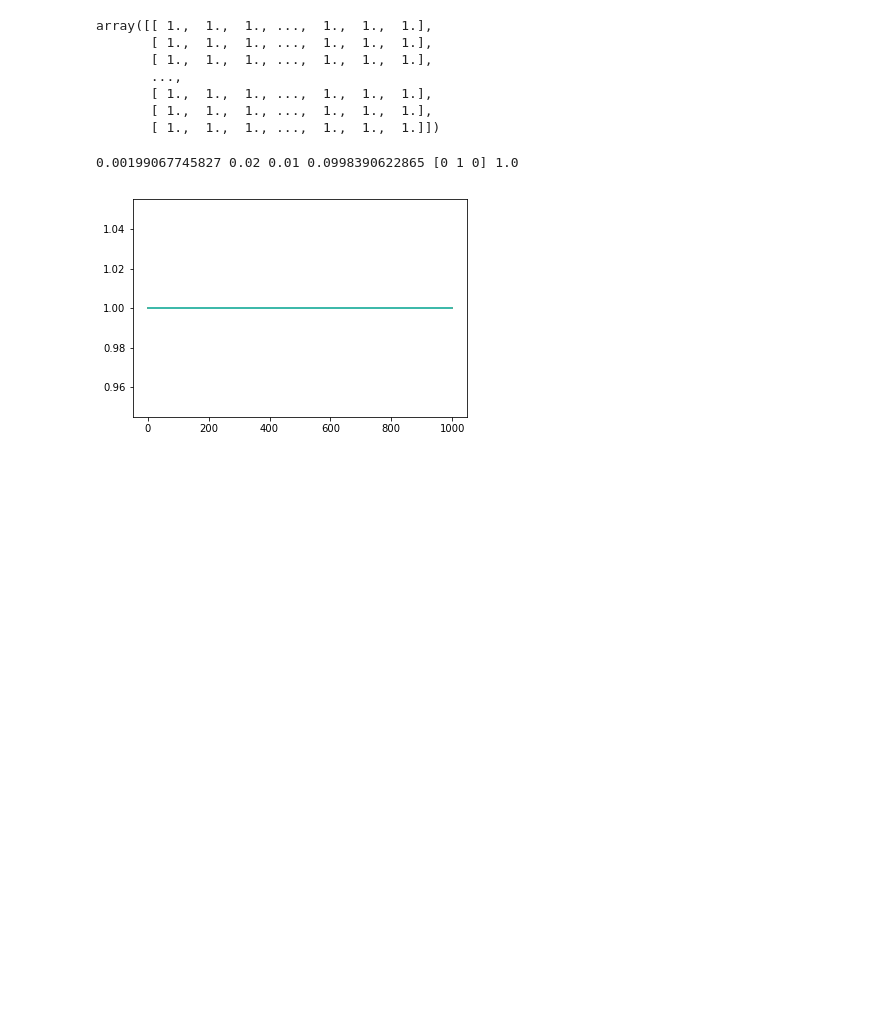
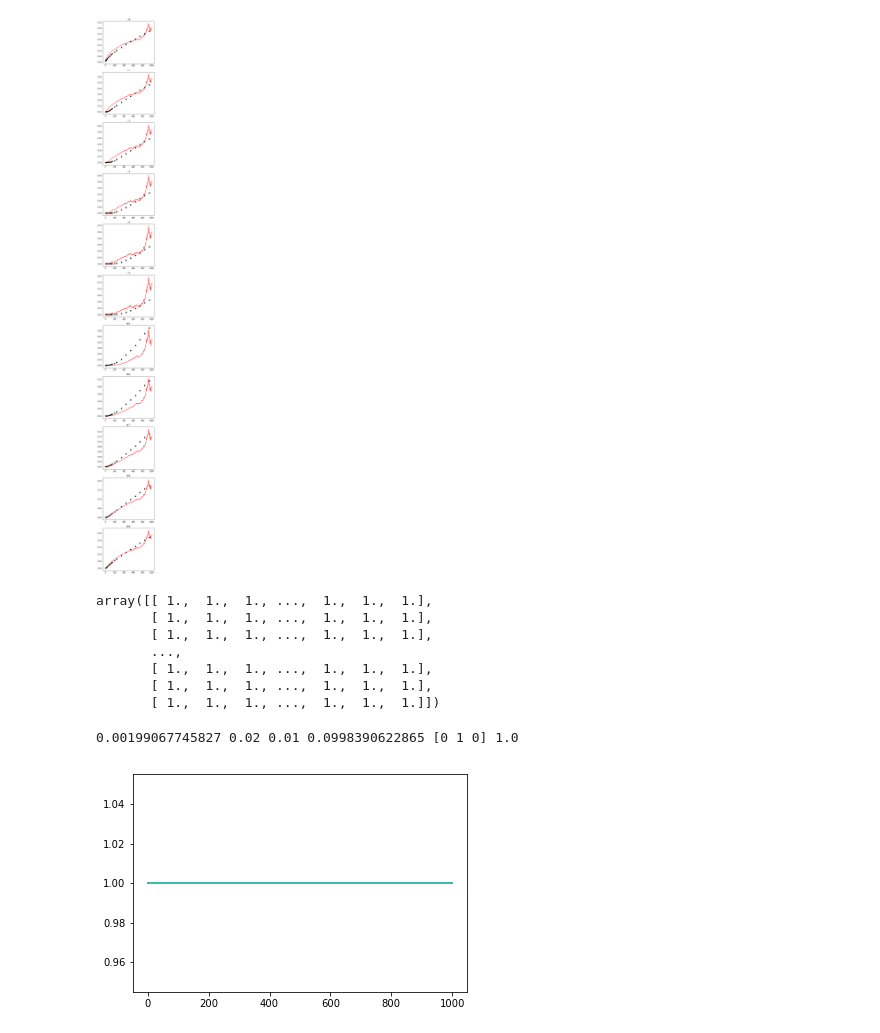
Before and after one commit to sebasv/thesis, a Jupyter notebook: Untitled1.ipynb, the cells around one changed output. Saved outputs shown, nothing was run; the diff lists cells and outputs as text; code cells hidden in the pictures; blank space fills up the shorter version.

```diff
--- a/Untitled1.ipynb
+++ b/Untitled1.ipynb
@@ -6,3 +9,20 @@ from matplotlib import pyplot as plt
+# %%
+# .0517, .5373, .1361
+W, r = opt.new_simulation()
+V = opt.heston(W, .01, 5, .2, .1)
+S, M = opt.efficient(W, V, r, .01, .0517, .5373, .1361)
+# %%
+with sqlite3.connect(r'H:\results.sqlite') as con:
+    df = pd.read_sql('select * from surface', con)
+# %%
+K = df['K'].unique()
+fig, axs = plt.subplots(nrows=len(K), figsize=(5,5*len(K)))
+for k, ax in zip(K, axs):
+    ax.plot(np.mean(M*np.maximum(k-S, 0), 1), c='r')
+    ax.scatter(df.loc[df.K==k, 'T']*100, df.loc[df.K==k, 'put'], c='k')
+    ax.set_title(k)
+# %% [output]
+[figure, added]
 # %%
 with sqlite3.connect(r'D:\data\scriptie\results.sqlite') as con:
     df = pd.read_sql('select qS, kappa_v, xi_v, sigma_v, delta, sS1, sS2, sS3, kappa_r, xi_r, fun from heston', con)
```
Also changed, not shown: parts of 2 cells of this notebook, 2 other files.
